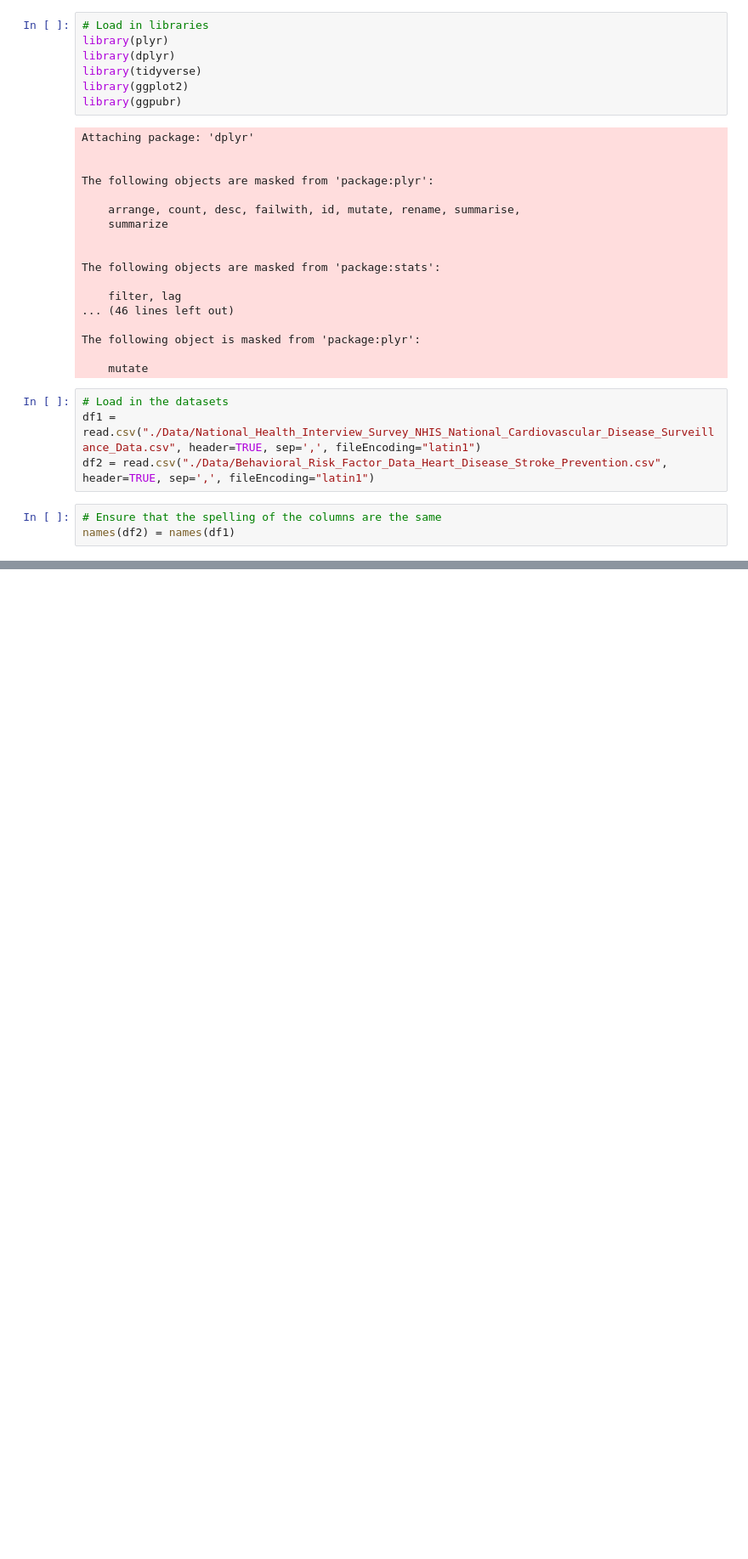
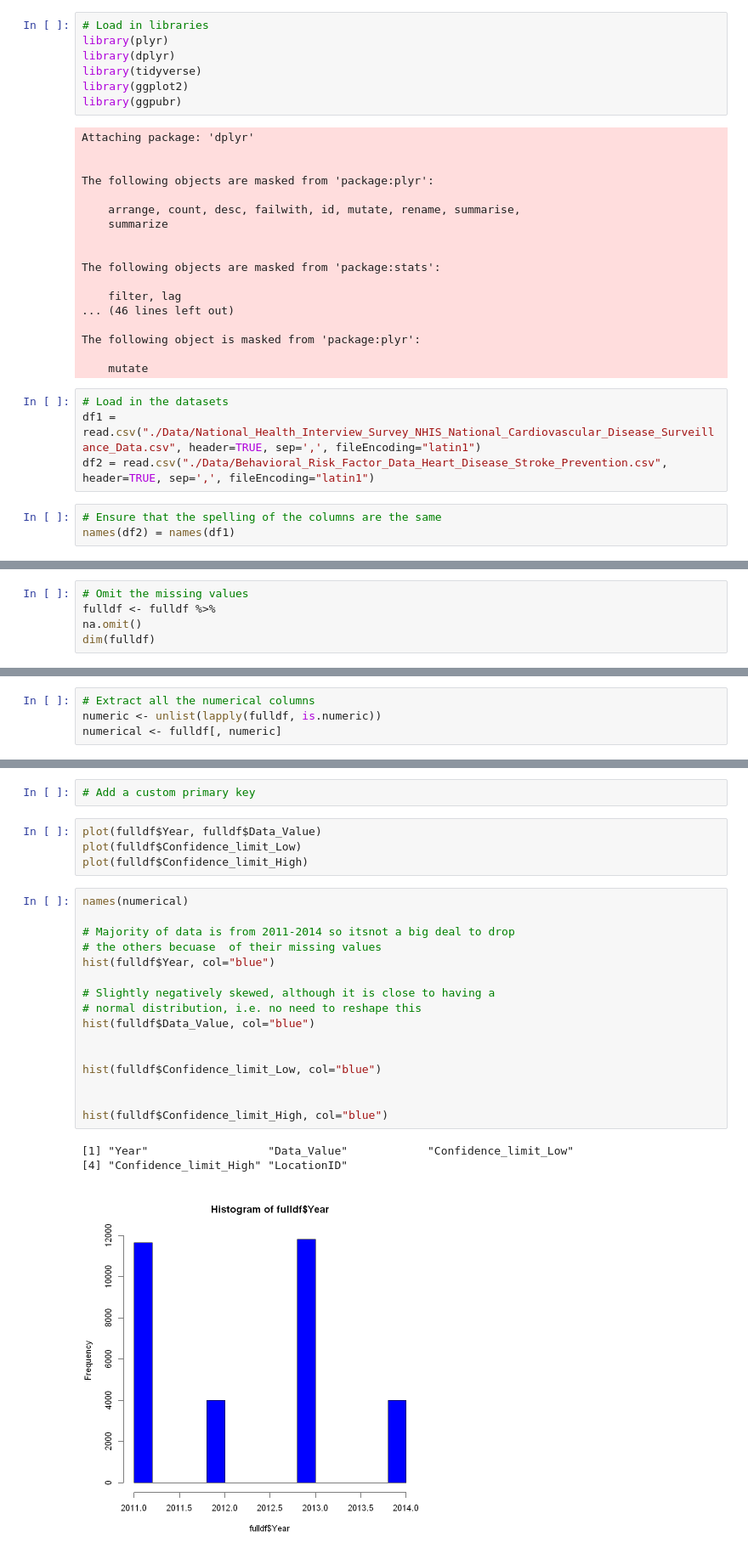
Before and after one commit to CMorar143/datavis, a Jupyter notebook: CA/C16460726.ipynb, the cells around one changed output, grey strips where cells are left out. Shown: that part at 85% size. Drawn from its saved outputs; the diff is of its cells as text; blank space fills up the shorter version.

```diff
--- a/CA/C16460726.ipynb
+++ b/CA/C16460726.ipynb
@@ -153,0 +62,5 @@ names(fulldf)
+# %%
+# Omit the missing values
+fulldf <- fulldf %>%
+na.omit()
+dim(fulldf)
@@ -153,0 +69,4 @@ names(fulldf)
+# %%
+# Extract all the numerical columns
+numeric <- unlist(lapply(fulldf, is.numeric))
+numerical <- fulldf[, numeric]
@@ -153,0 +79,26 @@ names(fulldf)
+# %%
+# Add a custom primary key
+# %%
+plot(fulldf$Year, fulldf$Data_Value)
+plot(fulldf$Confidence_limit_Low)
+plot(fulldf$Confidence_limit_High)
+# %%
+names(numerical)
+
+# Majority of data is from 2011-2014 so itsnot a big deal to drop
+# the others becuase  of their missing values
+hist(fulldf$Year, col="blue")
+
+# Slightly negatively skewed, although it is close to having a
+# normal distribution, i.e. no need to reshape this
+hist(fulldf$Data_Value, col="blue")
+
+
+hist(fulldf$Confidence_limit_Low, col="blue")
+
+
+hist(fulldf$Confidence_limit_High, col="blue")
+# %% [output]
+[1] "Year"                  "Data_Value"            "Confidence_limit_Low"
+[4] "Confidence_limit_High" "LocationID"
+[figure, added]
```
Also changed, not shown: parts of 9 cells of this notebook, 1 other file.
